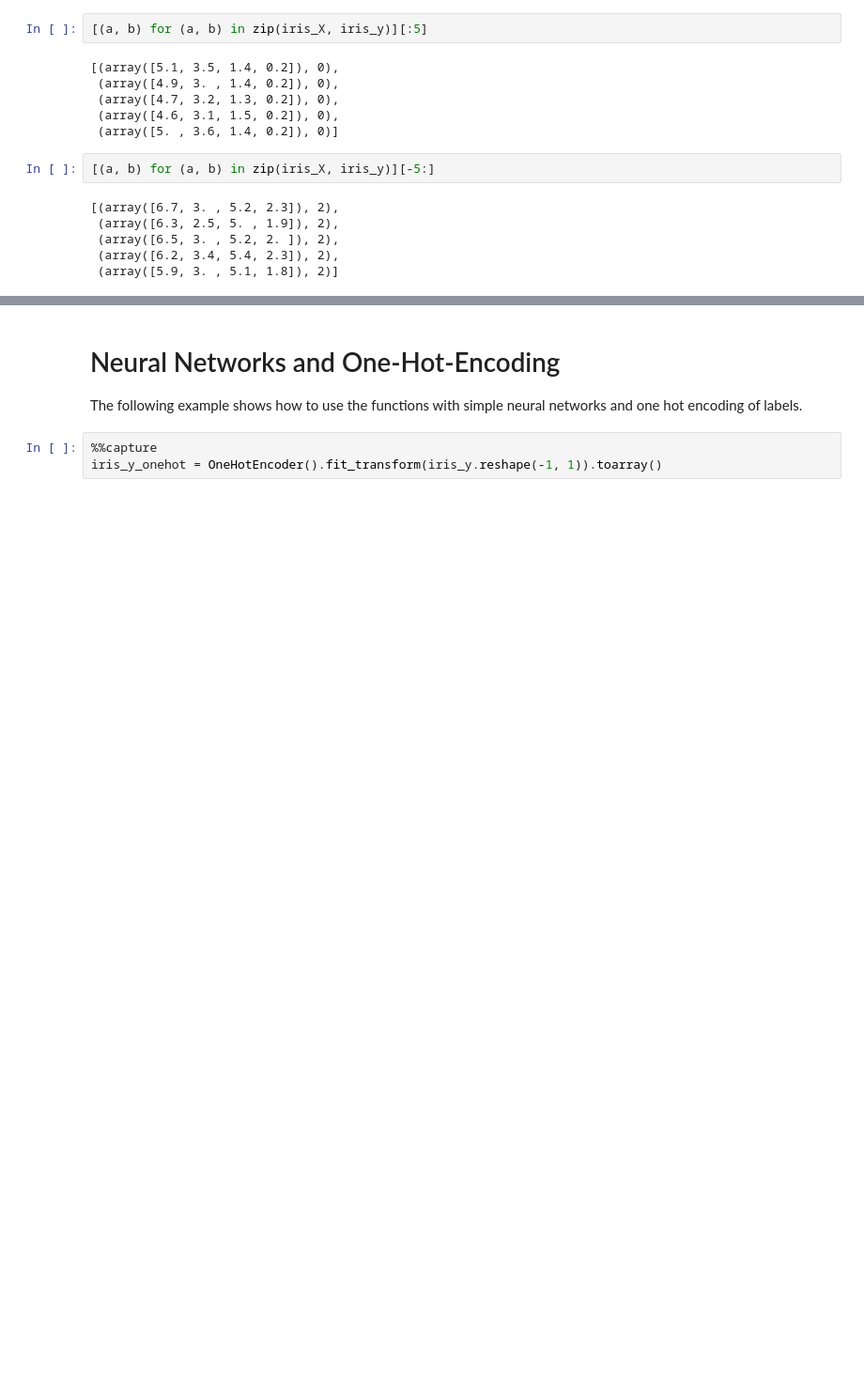
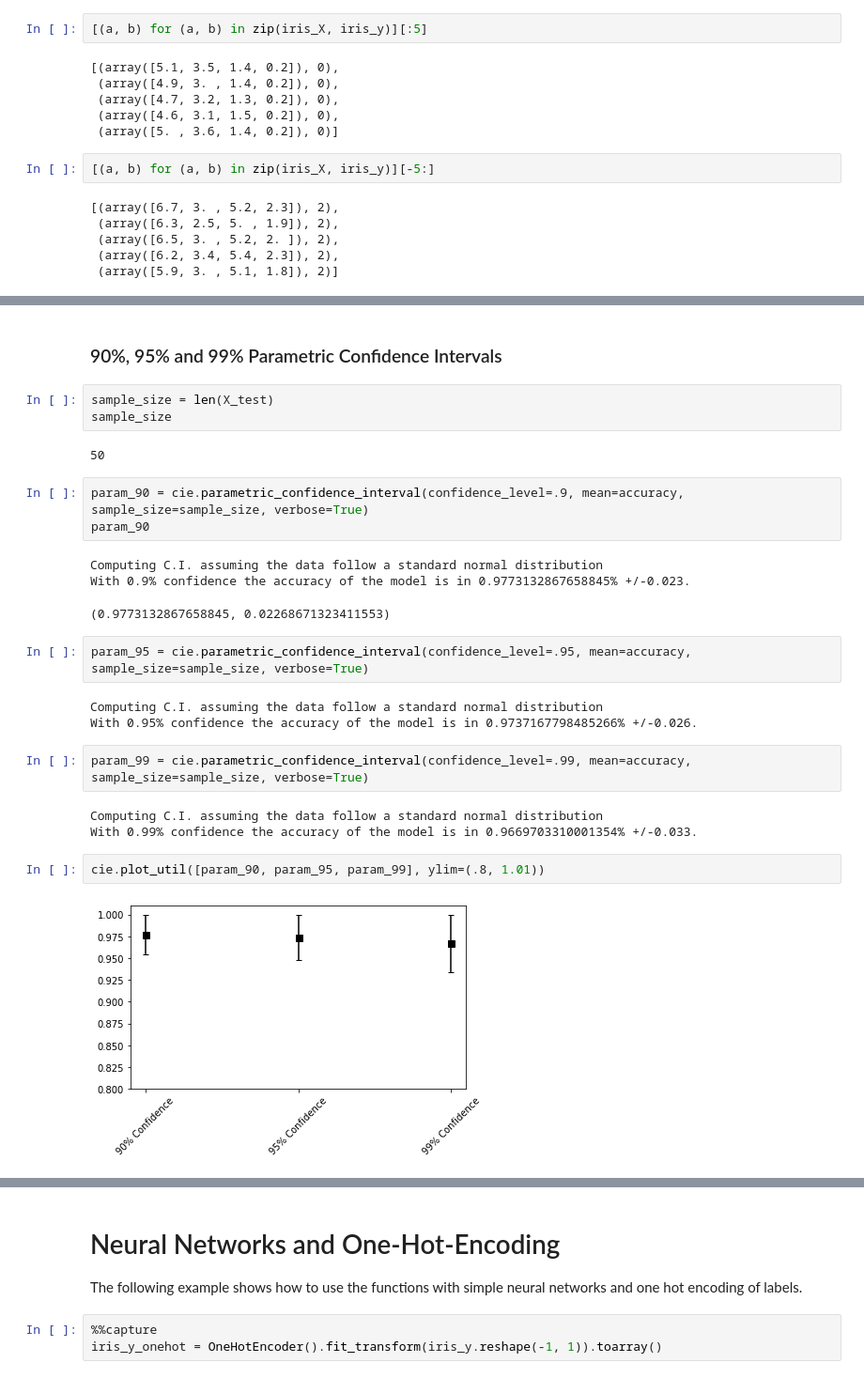
Before and after one commit to GiovanniCiampi/confidence_interval_estimator_ML, a Jupyter notebook: Notebook.ipynb, the cells around one changed output, grey strips where cells are left out. Shown: that part at 94% size. Drawn from its saved outputs; the diff is of its cells as text; blank space fills up the shorter version.

Commit message:
added parametric estimate and new plots

```diff
--- a/Notebook.ipynb
+++ b/Notebook.ipynb
@@ -47,0 +84,28 @@ iris_X, iris_y = iris_dataset['data'], iris_dataset['target']
+# %% [markdown]
+### 90%, 95% and 99% Parametric Confidence Intervals
+# %%
+sample_size = len(X_test)
+sample_size
+# %% [output]
+50
+# %%
+param_90 = cie.parametric_confidence_interval(confidence_level=.9, mean=accuracy, sample_size=sample_size, verbose=True)
+param_90
+# %% [output]
+Computing C.I. assuming the data follow a standard normal distribution
+With 0.9% confidence the accuracy of the model is in 0.9773132867658845% +/-0.023.
+(0.9773132867658845, 0.02268671323411553)
+# %%
+param_95 = cie.parametric_confidence_interval(confidence_level=.95, mean=accuracy, sample_size=sample_size, verbose=True)
+# %% [output]
+Computing C.I. assuming the data follow a standard normal distribution
+With 0.95% confidence the accuracy of the model is in 0.9737167798485266% +/-0.026.
+# %%
+param_99 = cie.parametric_confidence_interval(confidence_level=.99, mean=accuracy, sample_size=sample_size, verbose=True)
+# %% [output]
+Computing C.I. assuming the data follow a standard normal distribution
+With 0.99% confidence the accuracy of the model is in 0.9669703310001354% +/-0.033.
+# %%
+cie.plot_util([param_90, param_95, param_99], ylim=(.8, 1.01))
+# %% [output]
+[figure, added]
```
Also changed, not shown: parts of 73 cells of this notebook, 1 other file.
